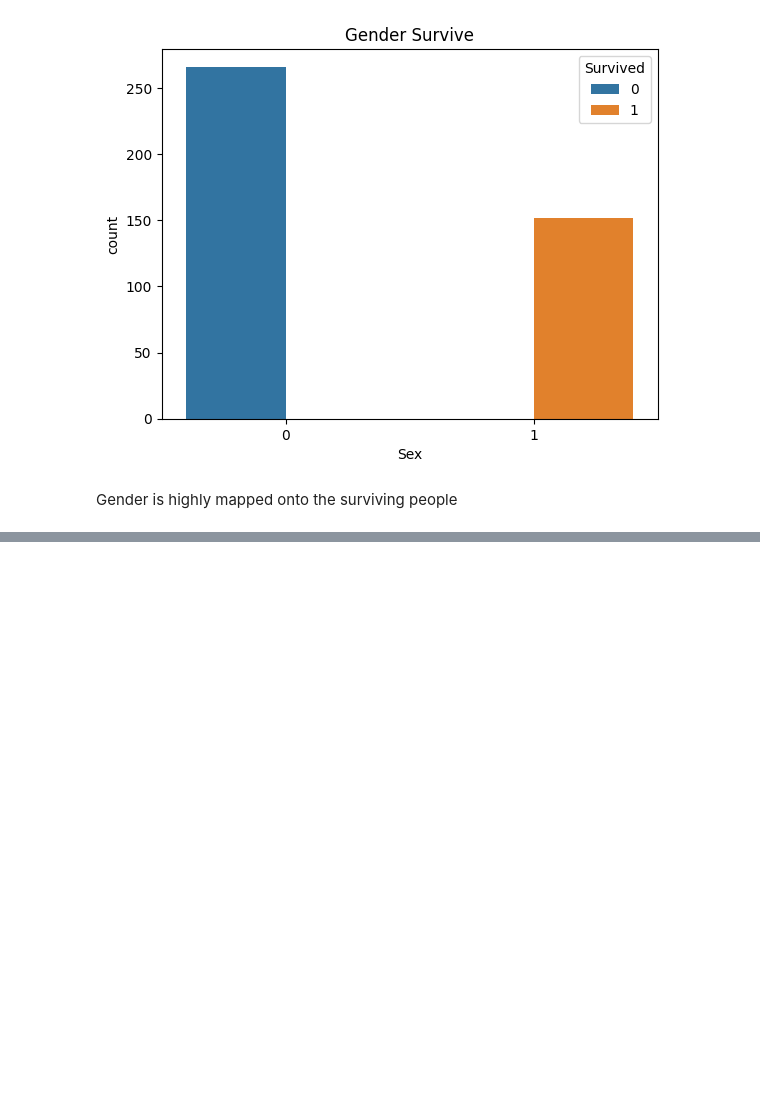
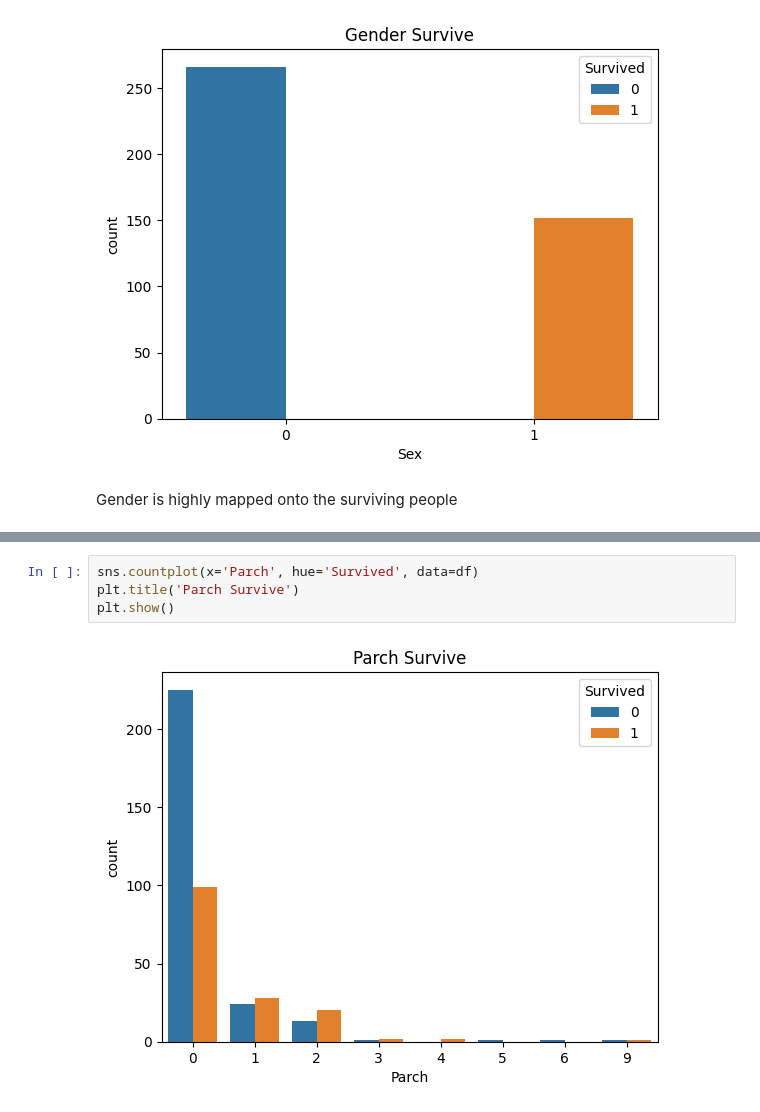
Before and after one commit to hassanabdullah1606/CODSOFT, a Jupyter notebook: Titanic/Final.ipynb, the cells around one changed output, grey strips where cells are left out. Drawn from its saved outputs; the diff is of its cells as text; blank space fills up the shorter version.

```diff
--- a/Titanic/Final.ipynb
+++ b/Titanic/Final.ipynb
@@ -166,0 +173,6 @@ Gender is highly mapped onto the surviving people
+# %%
+sns.countplot(x='Parch', hue='Survived', data=df)
+plt.title('Parch Survive')
+plt.show()
+# %% [output]
+[figure, added]
```
Also changed, not shown: parts of 39 cells of this notebook.
